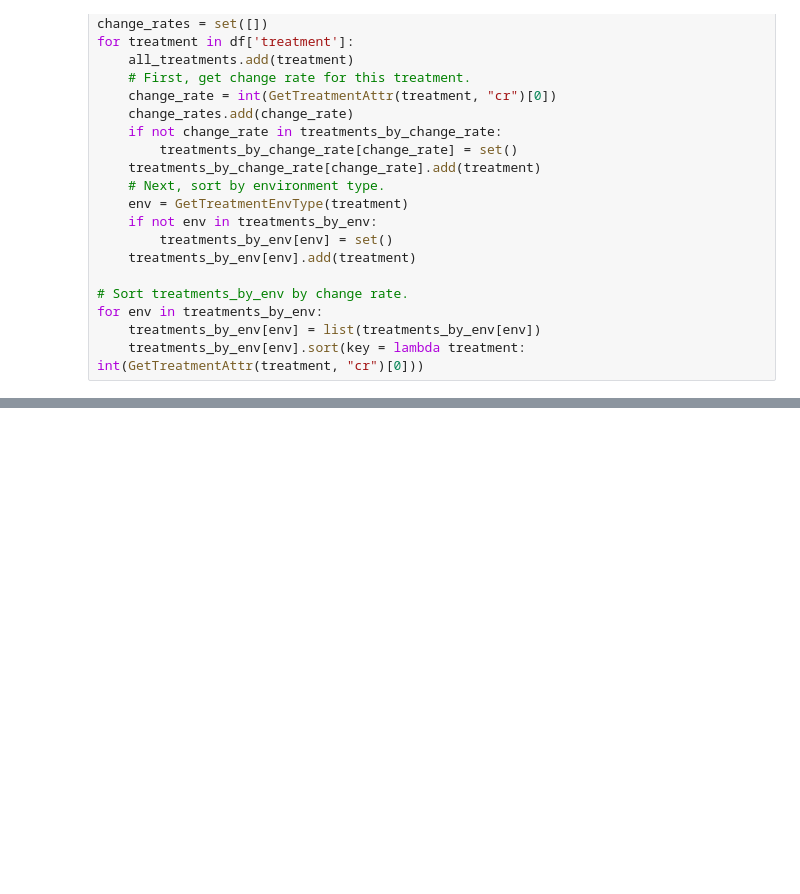
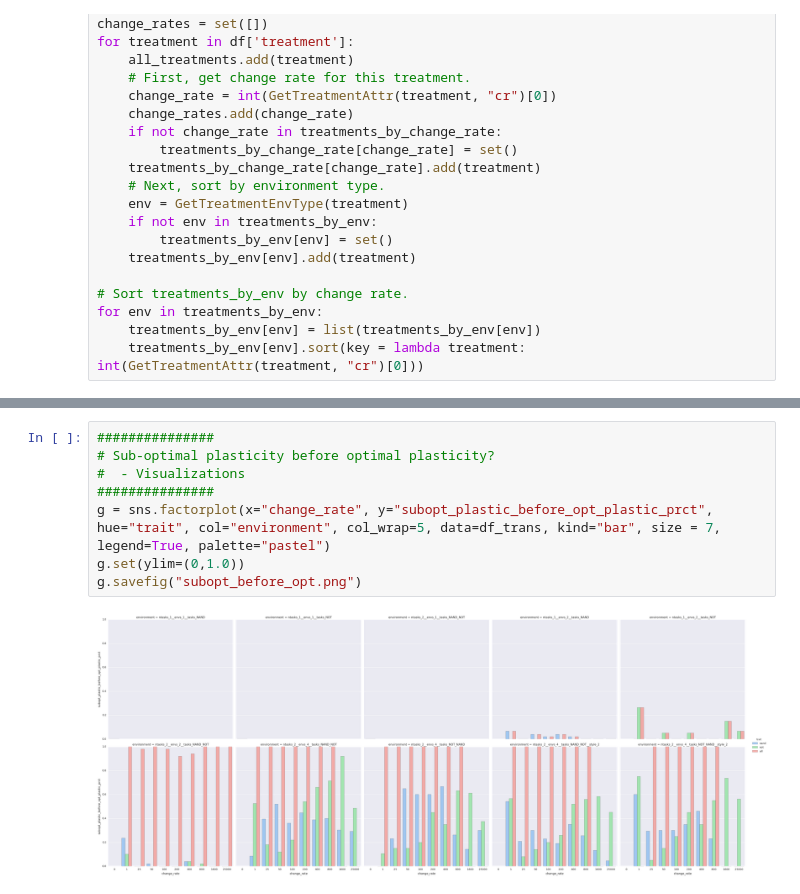
Before and after one commit to amlalejini/origins_of_plasticity_f16, a Jupyter notebook: scripts/jupyter_notebooks/stepping_stones_overview.ipynb, the cells around one changed output, grey strips where cells are left out. Saved outputs shown, nothing was run; the diff lists cells and outputs as text; blank space fills up the shorter version.

```diff
--- a/scripts/jupyter_notebooks/stepping_stones_overview.ipynb
+++ b/scripts/jupyter_notebooks/stepping_stones_overview.ipynb
@@ -152,0 +203,10 @@ treatments_by_env.keys()
+# %%
+###############
+# Sub-optimal plasticity before optimal plasticity?
+#  - Visualizations
+###############
+g = sns.factorplot(x="change_rate", y="subopt_plastic_before_opt_plastic_prct", hue="trait", col="environment", col_wrap=5, data=df_trans, kind="bar", size = 7, legend=True, palette="pastel")
+g.set(ylim=(0,1.0))
+g.savefig("subopt_before_opt.png")
+# %% [output]
+[figure, added]
```
Also changed, not shown: parts of 7 cells of this notebook, 6 other files.
